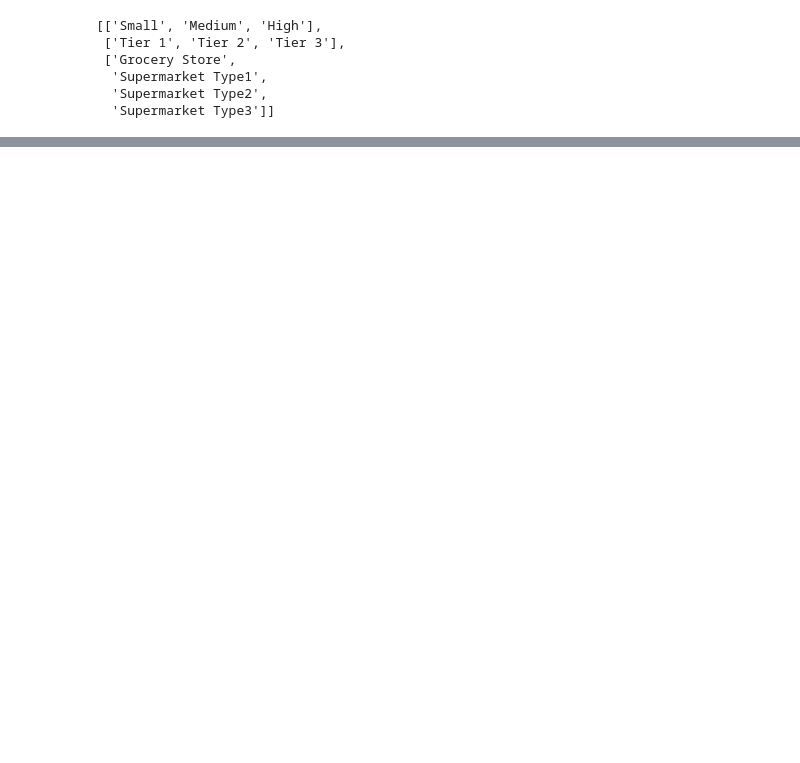
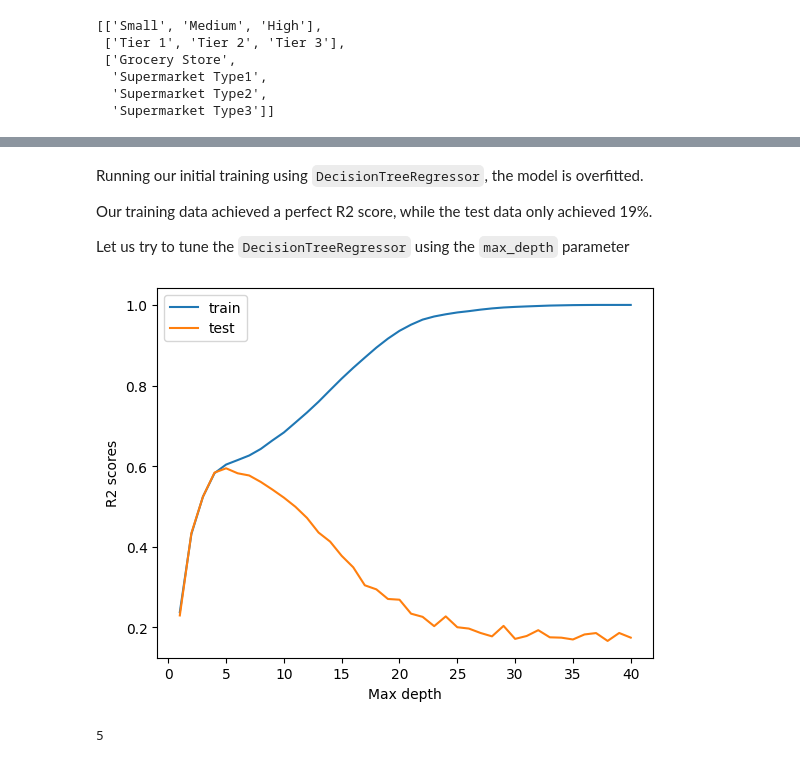
Before and after one commit to jpcanamaque/codingdojo-project, a Jupyter notebook: CodingDojo_Project_ML.ipynb, the cells around one changed output, grey strips where cells are left out. Cells and saved outputs as stored; diff of their text form; code cells hidden in the pictures; blank space fills up the shorter version.

```diff
--- a/CodingDojo_Project_ML.ipynb
+++ b/CodingDojo_Project_ML.ipynb
@@ -351,9 +372,10 @@ ord_tuple = (cat_ord_pipe, ordinal_cols)
 num_tuple = (num_pipe, numericals)
 # %%
 # Set the transformer with the assigned transformations to categorical and numerical
-# columns and set remainder as drop
-transformer = make_column_transformer(nom_tuple, ord_tuple, num_tuple, remainder='drop')
+# columns and set remainder as passthrough
+transformer = make_column_transformer(ord_tuple, nom_tuple, num_tuple, remainder='passthrough')
+# transformer = make_column_transformer(nom_tuple, ord_tuple, num_tuple, remainder='drop')
 # %%
 # Fitting our train data
-transformer.fit(X_train)
+transformer.fit(X_train, y_train)
 # %% [output]
@@ -417,0 +561,52 @@ pd.DataFrame(transformed_X_train)
+# %% [markdown]
+Running our initial training using `DecisionTreeRegressor`, the model is overfitted.
+
+Our training data achieved a perfect R2 score, while the test data only achieved 19%.
+
+Let us try to tune the `DecisionTreeRegressor` using the `max_depth` parameter
+# %%
+# Create a range of max_depth values
+depths = range(1, dtr.get_depth()+1)
+
+# Create a dataframe to store train and test scores.
+scores = pd.DataFrame(columns=['Train','Test'], index=depths)
+
+# Loop over the values in depths
+for depth in depths:
+  tree = DecisionTreeRegressor(max_depth=depth)
+
+  # Fit a new model with max depth
+  # Put model in a pipeline
+  tree_pipe = make_pipeline(transformer, tree)
+
+  # Fit the model
+  tree_pipe.fit(X_train, y_train)
+
+  # Create prediction arrays
+  train_pred = tree_pipe.predict(X_train)
+  test_pred = tree_pipe.predict(X_test)
+
+  # Evaluate the model using R2 score
+  r2_train = r2_score(y_train, train_pred)
+  r2_test = r2_score(y_test, test_pred)
+
+  # Store the scores in a dataframe
+  scores.loc[depth, 'Train'] = r2_train
+  scores.loc[depth, 'Test'] = r2_test
+# %%
+#plot the scores to visually determine the best max_depth
+# plt.plot(scores);
+plt.plot(depths, scores['Train'], label = 'train')
+plt.plot(depths, scores['Test'], label = 'test')
+plt.ylabel('R2 scores')
+plt.xlabel('Max depth')
+plt.legend()
+plt.show()
+# %% [output]
+[figure, added]
+# %%
+# Sort the dataframe by test scores and save the index (k) of the best score
+best_depth = scores.sort_values(by='Test', ascending=False).index[0]
+best_depth
+# %% [output]
+5
```
Also changed, not shown: parts of 25 cells of this notebook.
